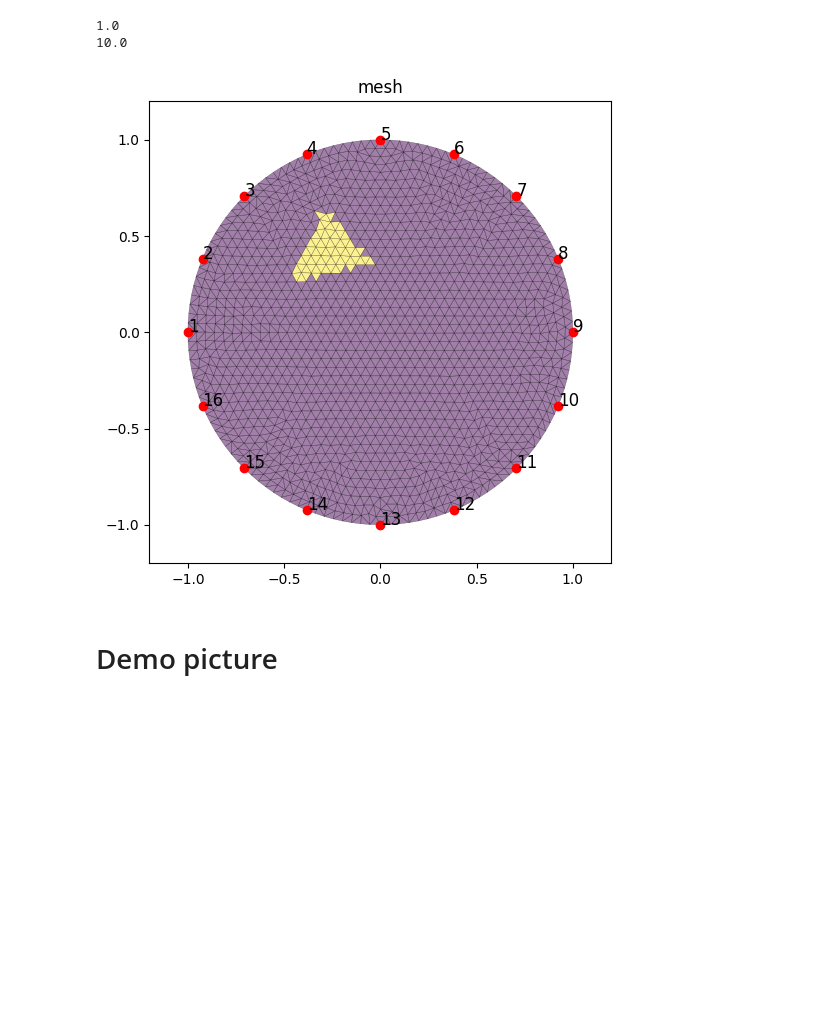
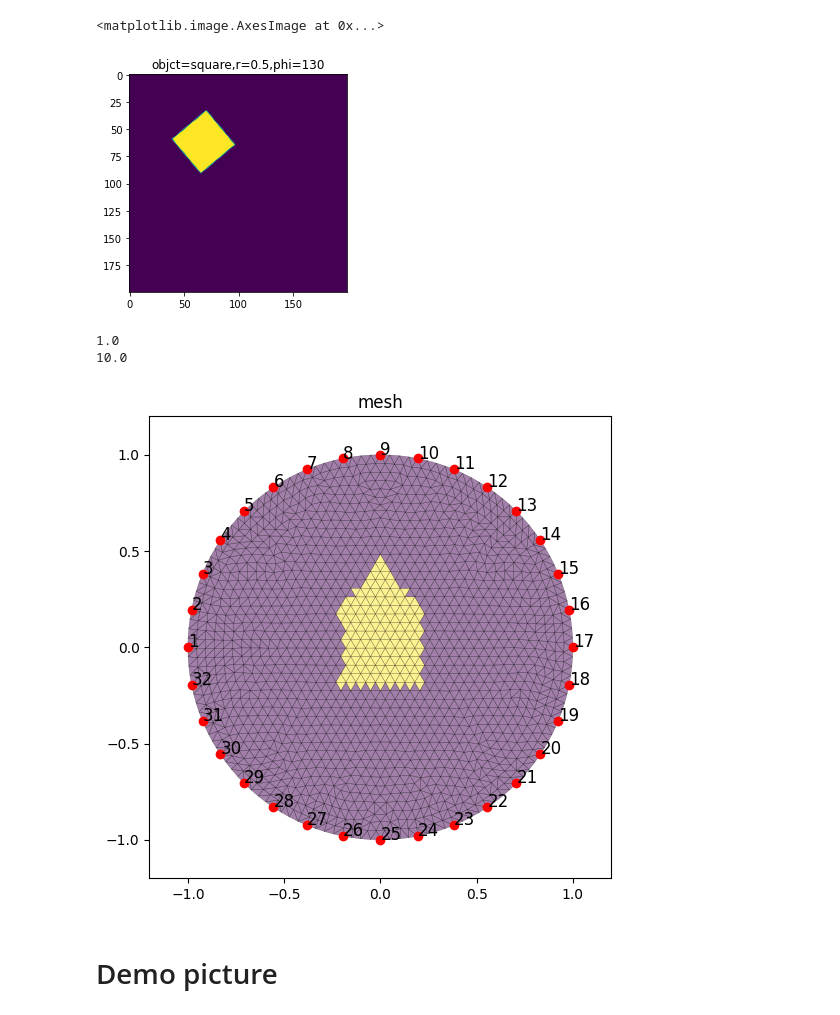
Before and after one commit to JacobTh98/pyEIT_image_wrapper, a Jupyter notebook: dev.ipynb, the cells around one changed output. Drawn from its saved outputs; the diff is of its cells as text; code cells hidden in the pictures; blank space fills up the shorter version.

```diff
--- a/dev.ipynb
+++ b/dev.ipynb
@@ -137,15 +7,0 @@ plt.imshow(IMG)
-# %%
-n_el = 16
-el_pos = np.arange(n_el)
-
-mesh_obj = groundtruth_IMG_based(IMG, n_el, perm_empty_gnd=1, perm_obj=10)
-plot_mesh(mesh_obj, el_pos)
-#plt.title("objct=square,r=0.5,phi=130")
-#plt.savefig("groundtruth_IMG_based.png", dpi=300)
-
-print(np.min(mesh_obj['perm']))
-print(np.max(mesh_obj['perm']))
-# %% [output]
-1.0
-10.0
-[figure, removed]
@@ -152,3 +10,21 @@ print(np.max(mesh_obj['perm']))
+# %%
+IMG = geometry_to_img_wrot(objct='square', r=0.5, phi=130, d=0.2)
+plt.title("objct=square,r=0.5,phi=130")
+plt.imshow(IMG)
+# %% [output]
+<matplotlib.image.AxesImage at 0x...>
+[figure, added]
+# %%
+n_el = 32
+el_pos = np.arange(n_el)
+mesh_obj = groundtruth_IMG_based(IMG, n_el, perm_empty_gnd=1, perm_obj=10)
+plot_mesh(mesh_obj, el_pos)
+print(np.min(mesh_obj['perm']))
+print(np.max(mesh_obj['perm']))
+# %% [output]
+1.0
+10.0
+[figure, added]
 # %% [markdown]
 # Demo picture
 # %%
```
Also changed, not shown: parts of 4 cells of this notebook.
